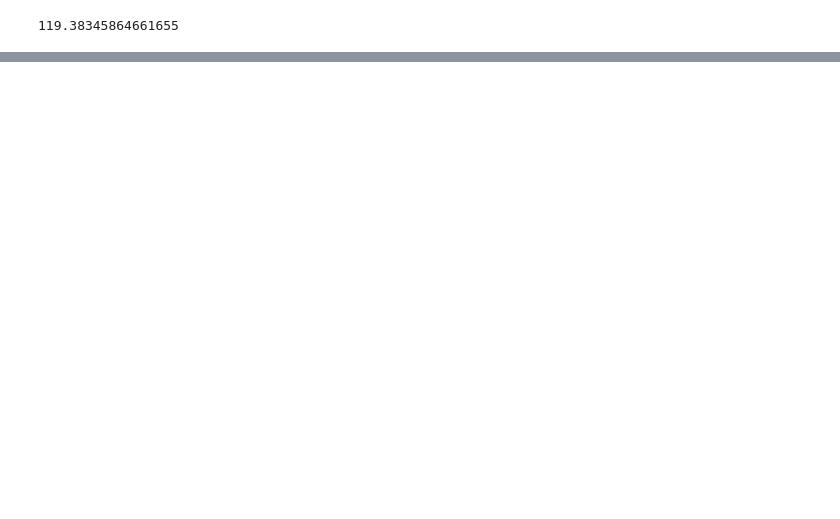
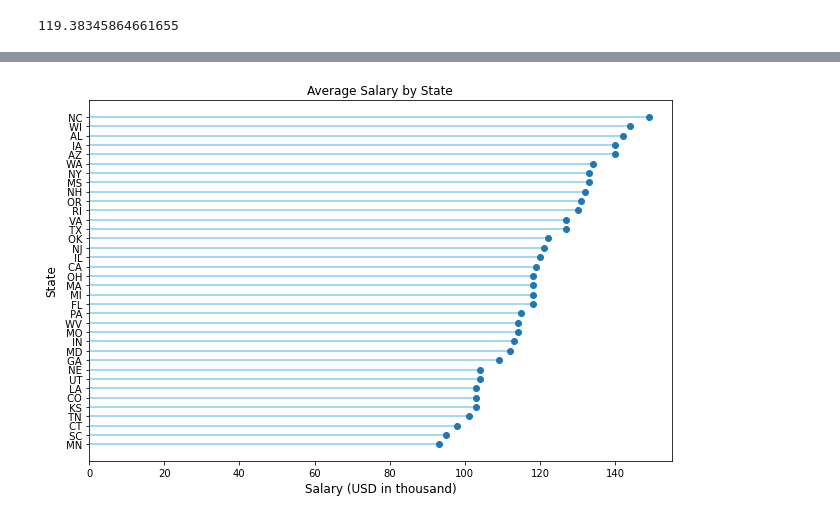
Before and after one commit to molobit619/data-science-jobs-dashboard, a Jupyter notebook: dsjobs.ipynb, the cells around one changed output, grey strips where cells are left out. Cells and saved outputs as stored; diff of their text form; code cells hidden in the pictures; blank space fills up the shorter version.

Commit message:
hline chart

```diff
--- a/dsjobs.ipynb
+++ b/dsjobs.ipynb
@@ -299,0 +307,5 @@ avgsalary.reset_index()
+# %%
+# dropped DE since it looked like an outlier
+avgsalary1 = avgsalary[1:]
+#avgsalary1 = avgsalary1.reset_index()
+avgsalary1
@@ -301,0 +332,20 @@ avgsalary.to_csv('avgsalary.csv')
+# %%
+# https://www.python-graph-gallery.com/182-vertical-lollipop-plot
+
+fig, ax = plt.subplots(1, figsize=(9,6))
+# Reorder it based on the values
+y_range=range(len(avgsalary1.job_state))[::-1]
+
+ax.hlines(avgsalary1.job_state[::-1], xmin=0, xmax=avgsalary1['avg_salary'][::-1], color='skyblue')
+ax.plot(avgsalary1['avg_salary'], y_range, "o")
+
+ax.set_title("Average Salary by State")
+ax.set_xlabel('Salary (USD in thousand)', fontsize=12)
+ax.set_ylabel('State', fontsize=12)
+ax.set_xlim(0,155)
+plt.tight_layout()
+plt.savefig('images/avgsalary.svg')
+
+# not sure if we want to use this chart or use d3
+# %% [output]
+[figure, added]
```
Also changed, not shown: parts of 9 cells of this notebook, 5 other files.
